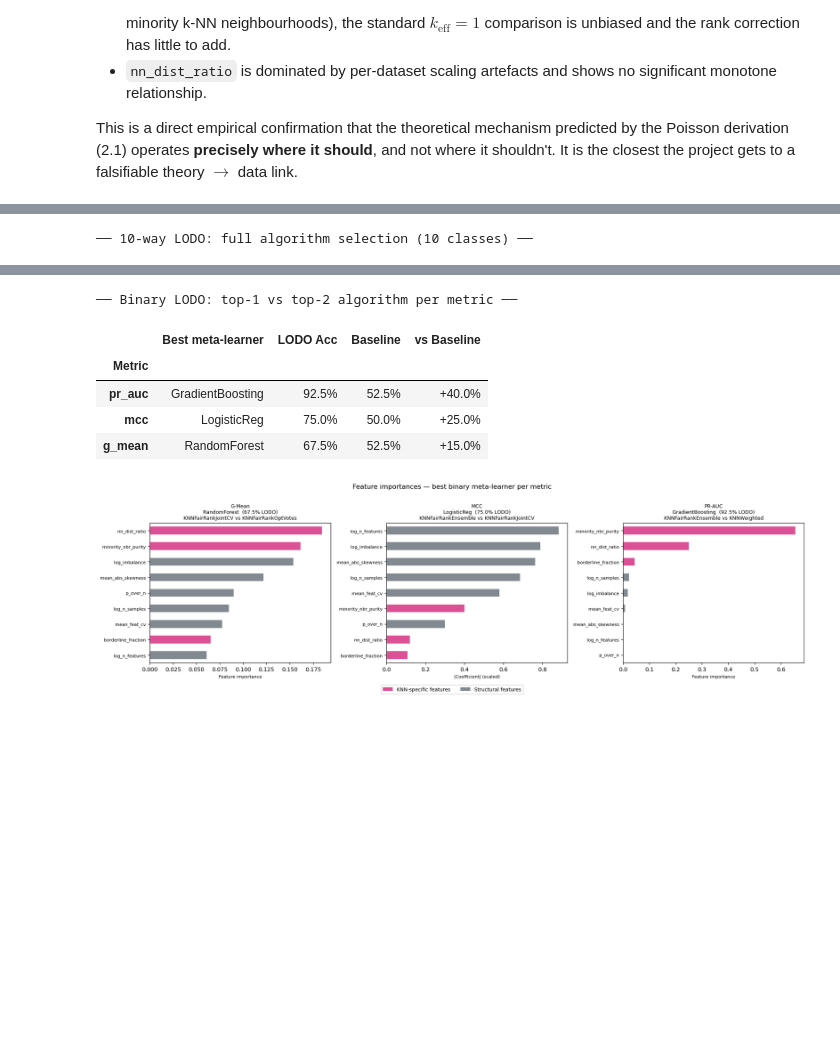
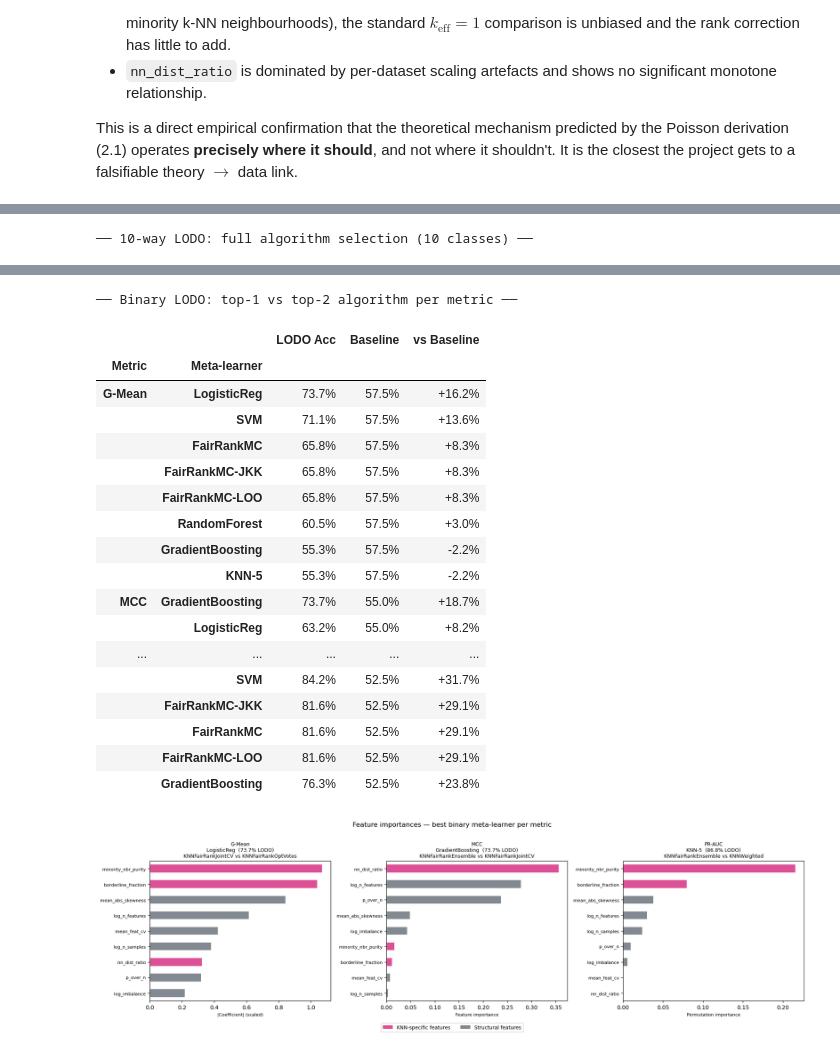
Before and after one commit to zepaulo333/knn_classimbalance, a Jupyter notebook: notebooks/entrega_final.ipynb, the cells around one changed output, grey strips where cells are left out. Cells and saved outputs as stored; diff of their text form; code cells hidden in the pictures; blank space fills up the shorter version.

```diff
--- a/notebooks/entrega_final.ipynb
+++ b/notebooks/entrega_final.ipynb
@@ -1992,7 +1944,6 @@ fig.legend(handles=_st_handles, loc="lower center", ncol=5,
            bbox_to_anchor=(0.5, -0.12), fontsize=9, frameon=True)
 plt.suptitle("G-Mean winner by IR quartile — Stress Test", fontsize=13)
 plt.tight_layout()
-plt.savefig("results/figures/isa_stress_test.png", bbox_inches="tight")
 plt.show()
 
 # ── Win-rate summary: do any algorithms consistently gain/lose as IR grows? ─
@@ -2002,11 +1953,10 @@ _wrate = {}
 for algo in ALGOS:
     rates = [(qd["g_mean_winner"] == algo).mean()
              for _, qd in _isa_ir.groupby("IR_Q", observed=True)]
-    if sum(rates) > 0:
-        _wrate[algo] = [f"{r:.0%}" for r in rates]
+    _wrate[algo] = [f"{r:.0%}" for r in rates]
 
 _wrate_df = pd.DataFrame(_wrate, index=_q_labels_st).T
-print(_wrate_df[_wrate_df.apply(lambda r: any(x != "0%" for x in r), axis=1)].to_string())
+print(_wrate_df.to_string())
 # %% [output]
 [figure]
 G-Mean win rate per IR quartile:
@@ -2173,13 +2132,10 @@ Five meta-learners are compared: KNN-5, Logistic Regression, Random Forest, Grad
 import os
 from IPython.display import display
 
-# Robust loader: tries per-metric filenames first (latest meta_analysis.ipynb),
-# then falls back to the pre-aggregated meta_model_results.csv.
-
 _METRICS_EF = [("g_mean", "G-Mean"), ("mcc", "MCC"), ("pr_auc", "PR-AUC")]
+_FR_NAMES = {"FairRankMC", "FairRankMC-JKK", "FairRankMC-LOO"}
 
 def _load_per_metric(tag):
-    """Try to load per-metric CSVs (one per metric)."""
     parts = []
     for m, _ in _METRICS_EF:
         p = f"results/tables/meta_lodo_{tag}_{m}.csv"
@@ -2189,42 +2145,36 @@ def _load_per_metric(tag):
             parts.append(df)
     return pd.concat(parts, ignore_index=True) if parts else None
 
-# ── 10-way: full algorithm selection ─────────────────────────────────────
-_df_10 = _load_per_metric("10way")
+def _fmt_table(df, metric_labels):
+    """Format a full LODO table with all meta-learners, grouped by metric."""
+    rows = []
+    for m, ml in metric_labels:
+        sub = df[df["metric"] == m].sort_values("lodo_acc", ascending=False).copy()
+        sub["Metric"] = ml
+        sub["LODO Acc"] = sub["lodo_acc"].map("{:.1%}".format)
+        sub["Baseline"] = sub["baseline"].map("{:.1%}".format)
+        sub["vs Baseline"] = sub["vs_baseline"].map("{:+.1%}".format)
+        sub["Meta-learner"] = sub["meta_learner"]
+        rows.append(sub[["Metric", "Meta-learner", "LODO Acc", "Baseline", "vs Baseline"]])
+    return pd.concat(rows, ignore_index=True).set_index(["Metric", "Meta-learner"])
+
+_df_10  = _load_per_metric("10way")
+_df_bin = _load_per_metric("binary")
+
 if _df_10 is not None and "lodo_acc" in _df_10.columns:
-    _best_10 = (
-        _df_10.sort_values("lodo_acc", ascending=False)
-              .groupby("metric", sort=False).first().reset_index()
-    )[["metric", "meta_learner", "lodo_acc", "baseline", "vs_baseline"]]
-    _best_10.columns = ["Metric", "Best meta-learner", "LODO Acc", "Baseline", "vs Baseline"]
-    _best_10["LODO Acc"]    = _best_10["LODO Acc"].map("{:.1%}".format)
-    _best_10["Baseline"]    = _best_10["Baseline"].map("{:.1%}".format)
-    _best_10["vs Baseline"] = _best_10["vs Baseline"].map("{:+.1%}".format)
     print("── 10-way LODO: full algorithm selection (10 classes) ──")
-    display(_best_10.set_index("Metric"))
+    display(_fmt_table(_df_10, _METRICS_EF))
 
-# ── Binary: top-1 vs top-2 per metric ────────────────────────────────────
-_df_bin = _load_per_metric("binary")
 if _df_bin is not None and "lodo_acc" in _df_bin.columns:
-    _best_bin = (
-        _df_bin.sort_values("lodo_acc", ascending=False)
-               .groupby("metric", sort=False).first().reset_index()
-    )[["metric", "meta_learner", "lodo_acc", "baseline", "vs_baseline"]]
-    _best_bin.columns = ["Metric", "Best meta-learner", "LODO Acc", "Baseline", "vs Baseline"]
-    _best_bin["LODO Acc"]    = _best_bin["LODO Acc"].map("{:.1%}".format)
-    _best_bin["Baseline"]    = _best_bin["Baseline"].map("{:.1%}".format)
-    _best_bin["vs Baseline"] = _best_bin["vs Baseline"].map("{:+.1%}".format)
     print("\n── Binary LODO: top-1 vs top-2 algorithm per metric ──")
-    display(_best_bin.set_index("Metric"))
+    display(_fmt_table(_df_bin, _METRICS_EF))
 
-# ── Fallback: pre-aggregated meta_model_results.csv ──────────────────────
 if _df_10 is None and _df_bin is None:
     _summary_path = "results/tables/meta_model_results.csv"
     if os.path.exists(_summary_path):
-        _summary = pd.read_csv(_summary_path)
         print("── Meta-model results summary (pre-aggregated) ──")
         print("(Run meta_analysis.ipynb to regenerate per-metric files for fuller breakdown.)\n")
-        display(_summary)
+        display(pd.read_csv(_summary_path))
     else:
         print("Meta-model results not found. Run notebooks/meta_analysis.ipynb first.")
 
@@ -2245,10 +2208,23 @@ else:
 ── Binary LODO: top-1 vs top-2 algorithm per metric ──
-|  | Best meta-learner | LODO Acc | Baseline | vs Baseline |
-| Metric |  |  |  |  |
-| pr_auc | GradientBoosting | 92.5% | 52.5% | +40.0% |
-| mcc | LogisticReg | 75.0% | 50.0% | +25.0% |
-| g_mean | RandomForest | 67.5% | 52.5% | +15.0% |
+|  |  | LODO Acc | Baseline | vs Baseline |
+| Metric | Meta-learner |  |  |  |
+| G-Mean | LogisticReg | 73.7% | 57.5% | +16.2% |
+|  | SVM | 71.1% | 57.5% | +13.6% |
+|  | FairRankMC | 65.8% | 57.5% | +8.3% |
+|  | FairRankMC-JKK | 65.8% | 57.5% | +8.3% |
+|  | FairRankMC-LOO | 65.8% | 57.5% | +8.3% |
+|  | RandomForest | 60.5% | 57.5% | +3.0% |
+|  | GradientBoosting | 55.3% | 57.5% | -2.2% |
+|  | KNN-5 | 55.3% | 57.5% | -2.2% |
+| MCC | GradientBoosting | 73.7% | 55.0% | +18.7% |
+|  | LogisticReg | 63.2% | 55.0% | +8.2% |
+| ... | ... | ... | ... | ... |
+|  | SVM | 84.2% | 52.5% | +31.7% |
+|  | FairRankMC-JKK | 81.6% | 52.5% | +29.1% |
+|  | FairRankMC | 81.6% | 52.5% | +29.1% |
+|  | FairRankMC-LOO | 81.6% | 52.5% | +29.1% |
+|  | GradientBoosting | 76.3% | 52.5% | +23.8% |
-[figure, old version]
+[figure, new version]
 # %%
 # ── Meta-learning: LODO accuracy vs baseline bar chart ───────────────────────
 if '_df_10' in dir() and _df_10 is not None and 'lodo_acc' in _df_10.columns:
```
Also changed, not shown: parts of 60 cells of this notebook, 11 other files.
